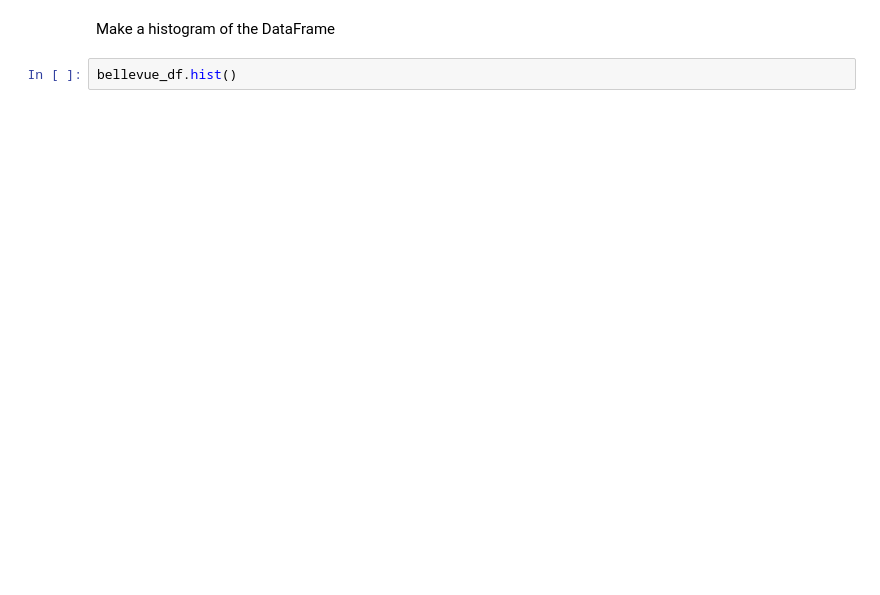
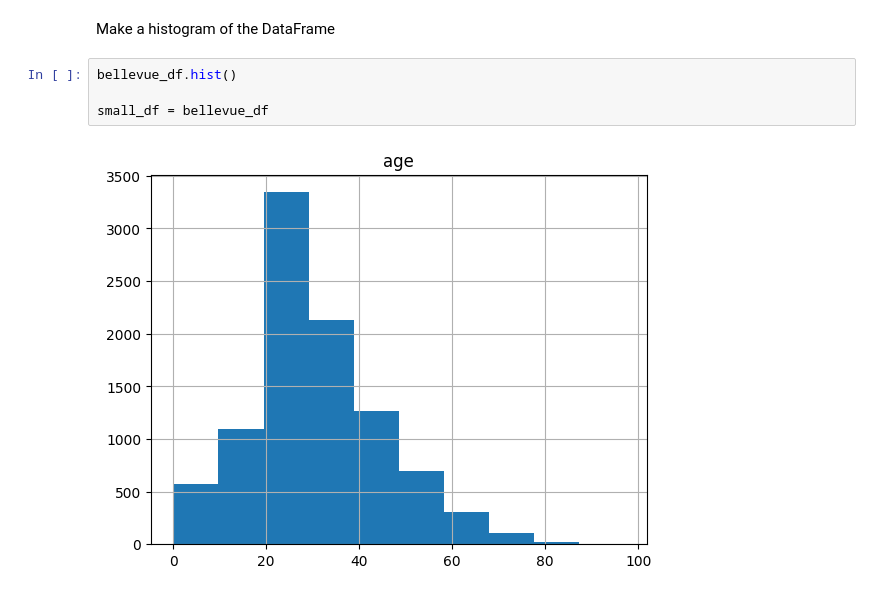
Before and after one commit to dowen752/pandasUnit, a Jupyter notebook: 01.5-Pandas-Basics-Part1-WORKBOOK.ipynb, the cells around one changed output. Saved outputs shown, nothing was run; the diff lists cells and outputs as text; blank space fills up the shorter version.

```diff
--- a/01.5-Pandas-Basics-Part1-WORKBOOK.ipynb
+++ b/01.5-Pandas-Basics-Part1-WORKBOOK.ipynb
@@ -190,3 +272,7 @@ bellevue_df.info()
 Make a histogram of the DataFrame
 # %%
 bellevue_df.hist()
+
+small_df = bellevue_df
+# %% [output]
+[figure, added]
```
Also changed, not shown: parts of 8 cells of this notebook, 10 other files.
